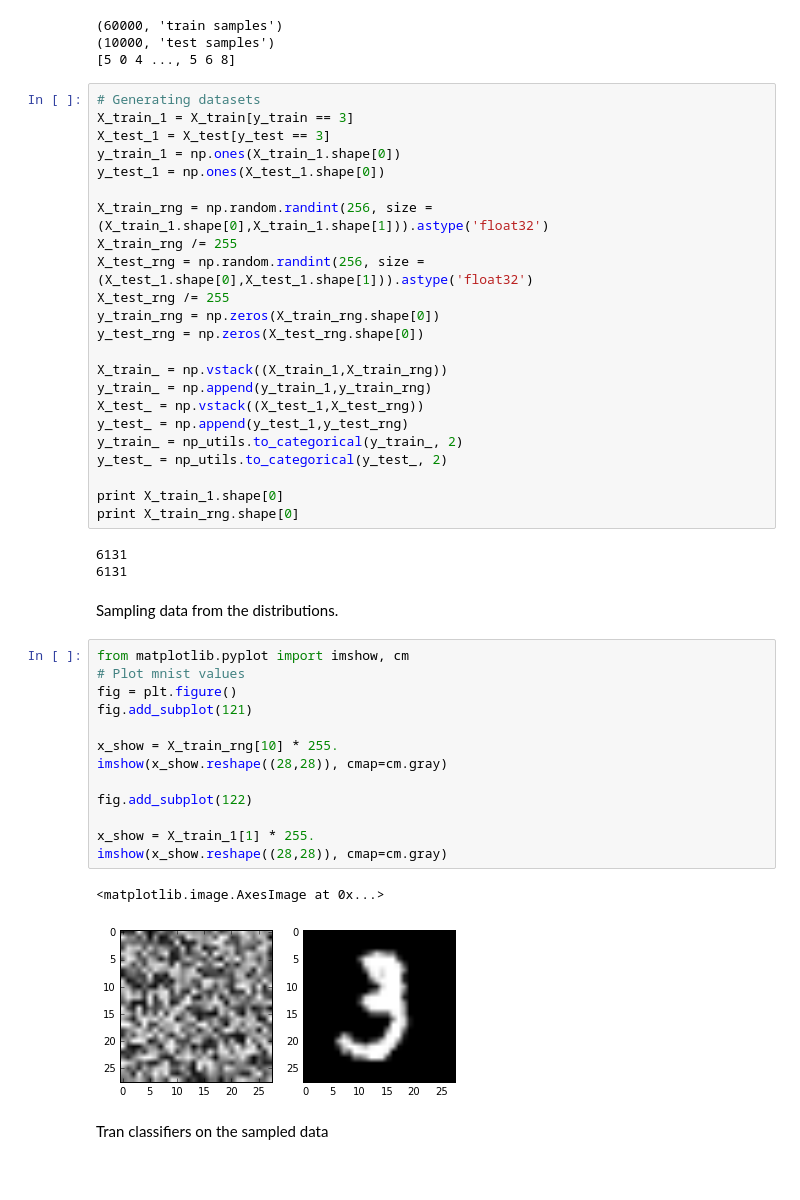
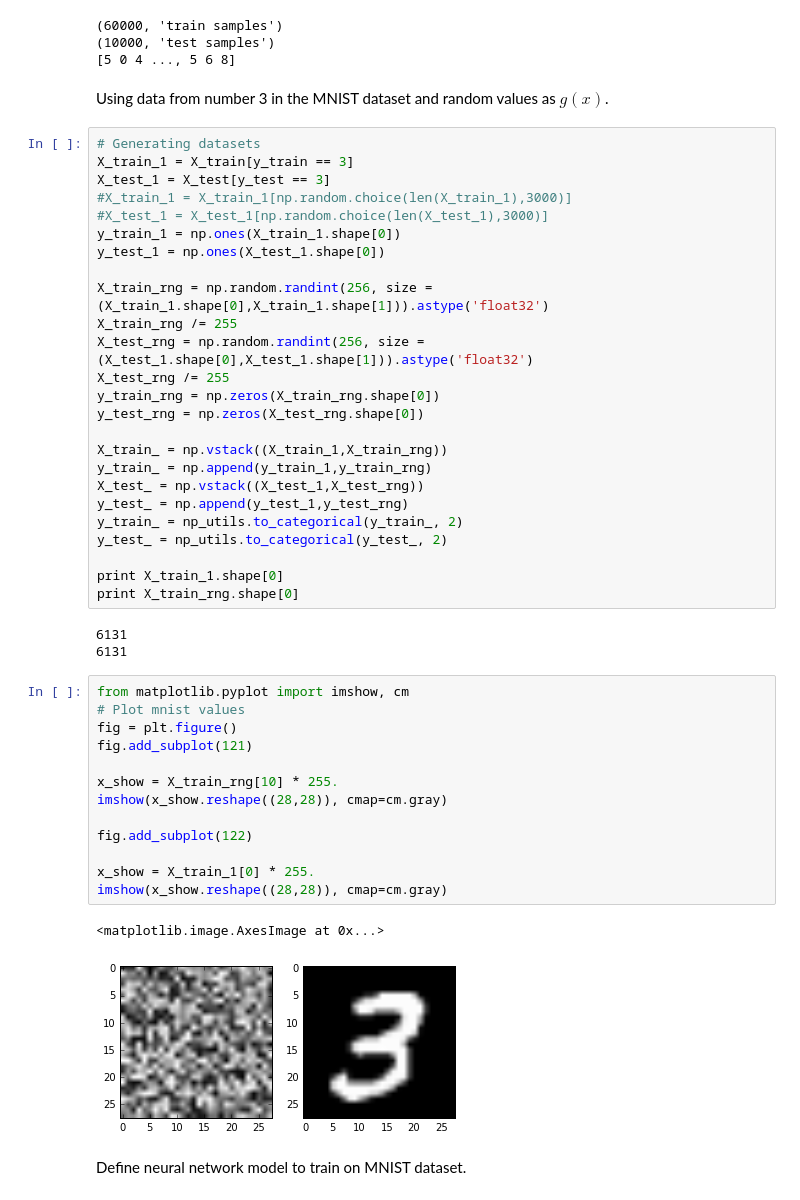
Before and after one commit to jgpavez/transfer_learning, a Jupyter notebook: generative_mnist.ipynb, the cells around one changed output. Saved outputs shown, nothing was run; the diff lists cells and outputs as text.

Commit message:
Generating mnist numbers update

```diff
--- a/generative_mnist.ipynb
+++ b/generative_mnist.ipynb
@@ -77,10 +84,14 @@ print y_train
 (60000, 'train samples')
 (10000, 'test samples')
 [5 0 4 ..., 5 6 8]
+# %% [markdown]
+Using data from number 3 in the MNIST dataset and random values as $g(x)$.
 # %%
 # Generating datasets
 X_train_1 = X_train[y_train == 3]
 X_test_1 = X_test[y_test == 3]
+#X_train_1 = X_train_1[np.random.choice(len(X_train_1),3000)]
+#X_test_1 = X_test_1[np.random.choice(len(X_test_1),3000)]
 y_train_1 = np.ones(X_train_1.shape[0])
 y_test_1 = np.ones(X_test_1.shape[0])
 
@@ -103,26 +114,24 @@ print X_train_rng.shape[0]
 # %% [output]
 6131
 6131
-# %% [markdown]
-Sampling data from the distributions.
 # %%
 from matplotlib.pyplot import imshow, cm
 # Plot mnist values
 fig = plt.figure()
 fig.add_subplot(121)
 
 x_show = X_train_rng[10] * 255.
 imshow(x_show.reshape((28,28)), cmap=cm.gray)
 
 fig.add_subplot(122)
 
-x_show = X_train_1[1] * 255.
+x_show = X_train_1[0] * 255.
 imshow(x_show.reshape((28,28)), cmap=cm.gray)
 # %% [output]
 <matplotlib.image.AxesImage at 0x...>
-[figure, old version]
+[figure, new version]
-# %% [markdown]
-Tran classifiers on the sampled data
+# %% [markdown]
+Define neural network model to train on MNIST dataset.
 # %%
 # Define classifier model
 batch_size = 128
```
Also changed, not shown: parts of 24 cells of this notebook.
